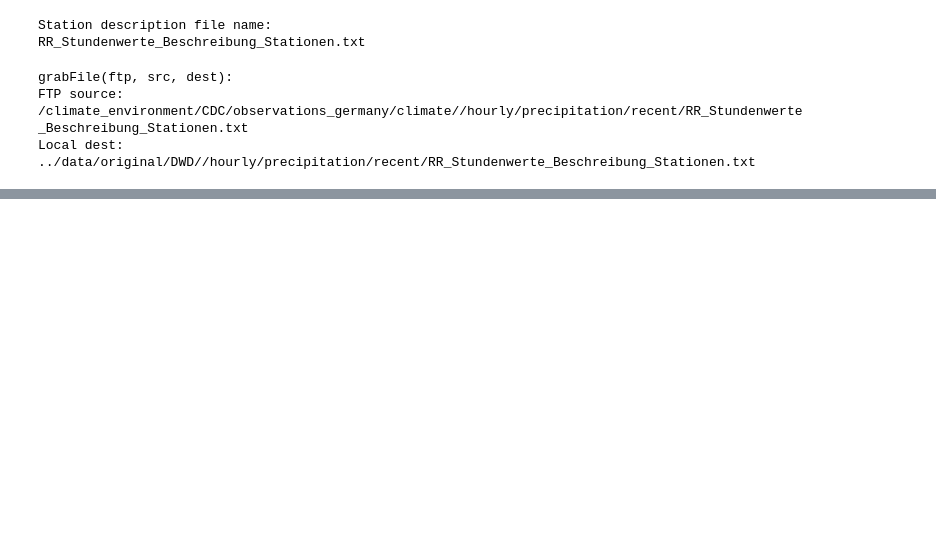
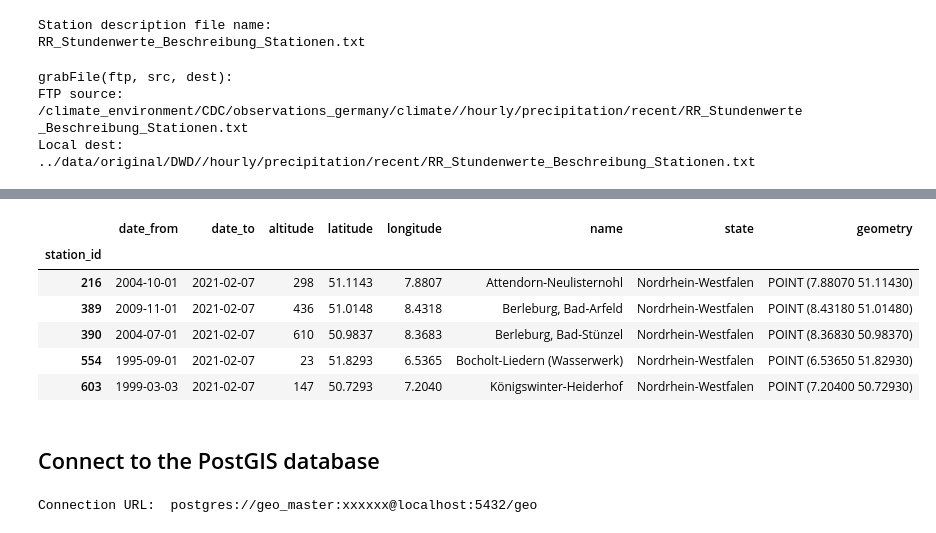
Before and after one commit to rolfbecker/opengeo, a Jupyter notebook: geo0930_PostgreSQL_Insert_DWD_Prec_TS/geo0930_DWD_Stations_and_TS_V001.ipynb, the cells around one changed output, grey strips where cells are left out. Saved outputs shown, nothing was run; the diff lists cells and outputs as text; code cells hidden in the pictures; blank space fills up the shorter version.

```diff
--- a/geo0930_PostgreSQL_Insert_DWD_Prec_TS/geo0930_DWD_Stations_and_TS_V001.ipynb
+++ b/geo0930_PostgreSQL_Insert_DWD_Prec_TS/geo0930_DWD_Stations_and_TS_V001.ipynb
@@ -252,0 +211,42 @@ dfNRW
+# %%
+import pandas as pd
+from geopandas import GeoDataFrame
+from shapely.geometry import Point
+import fiona
+from pyproj import CRS
+
+#df = pd.read_csv('data.csv')
+df = dfNRW
+
+geometry = [Point(xy) for xy in zip(df.longitude, df.latitude)]
+crs = CRS("epsg:4326") #http://www.spatialreference.org/ref/epsg/2263/
+stations_gdf = GeoDataFrame(df, crs=crs, geometry=geometry)
+
+stations_gdf.head(5)
+# %% [output]
+|  | date_from | date_to | altitude | latitude | longitude | name | state | geometry |
+| station_id |  |  |  |  |  |  |  |  |
+| 216 | 2004-10-01 | 2021-02-07 | 298 | 51.1143 | 7.8807 | Attendorn-Neulisternohl | Nordrhein-Westfalen | POINT (7.88070 51.11430) |
+| 389 | 2009-11-01 | 2021-02-07 | 436 | 51.0148 | 8.4318 | Berleburg, Bad-Arfeld | Nordrhein-Westfalen | POINT (8.43180 51.01480) |
+| 390 | 2004-07-01 | 2021-02-07 | 610 | 50.9837 | 8.3683 | Berleburg, Bad-Stünzel | Nordrhein-Westfalen | POINT (8.36830 50.98370) |
+| 554 | 1995-09-01 | 2021-02-07 | 23 | 51.8293 | 6.5365 | Bocholt-Liedern (Wasserwerk) | Nordrhein-Westfalen | POINT (6.53650 51.82930) |
+| 603 | 1999-03-03 | 2021-02-07 | 147 | 50.7293 | 7.2040 | Königswinter-Heiderhof | Nordrhein-Westfalen | POINT (7.20400 50.72930) |
+# %% [markdown]
+## Connect to the PostGIS database
+# %%
+# PostgreSQL connection parameters -> create connection string (URL)
+
+param_dic = {
+  "user" : "geo_master",
+  "pw"   : "xxxxxx",
+  "host" : "localhost",
+  "db"   : "geo"
+}
+
+# https://www.w3schools.com/python/ref_string_format.asp
+template = "postgres://{user}:{pw}@{host}:5432/{db}"
+
+db_connection_url = template.format(**param_dic)
+print("Connection URL: ", db_connection_url)
+# %% [output]
+Connection URL:  postgres://geo_master:xxxxxx@localhost:5432/geo
```
Also changed, not shown: parts of 46 cells of this notebook, 12 other files.
